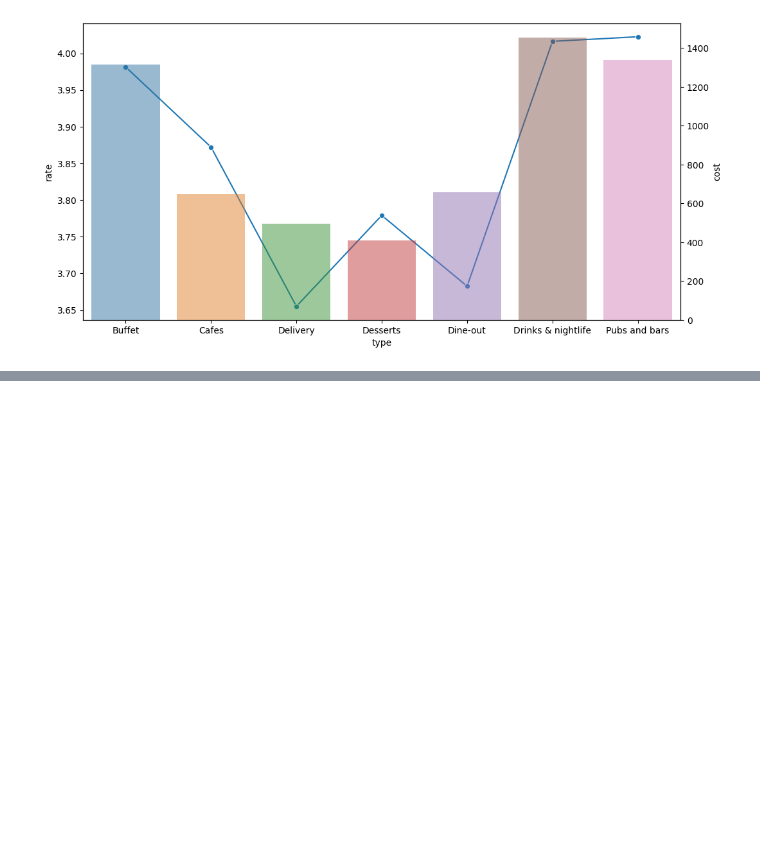
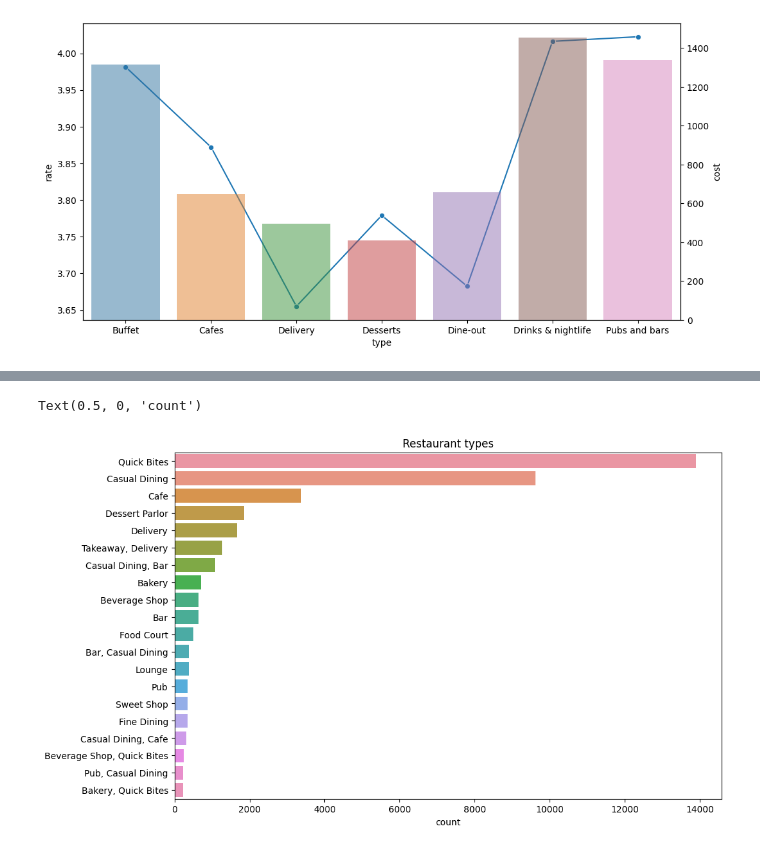
Before and after one commit to remre/datavisu, a Jupyter notebook: sample.ipynb, the cells around one changed output, grey strips where cells are left out. Drawn from its saved outputs; the diff is of its cells as text; code cells hidden in the pictures; blank space fills up the shorter version.

```diff
--- a/sample.ipynb
+++ b/sample.ipynb
@@ -757,0 +764,8 @@ sns.barplot( x=avg_type, y=avg_type_cost, alpha=0.5, ax=ax2)
+# %%
+rest=df4['rest_type'].value_counts()[:20]
+sns.barplot(x=rest,y=rest.index)
+plt.title("Restaurant types")
+plt.xlabel("count")
+# %% [output]
+Text(0.5, 0, 'count')
+[figure, added]
```
Also changed, not shown: parts of 12 cells of this notebook.
